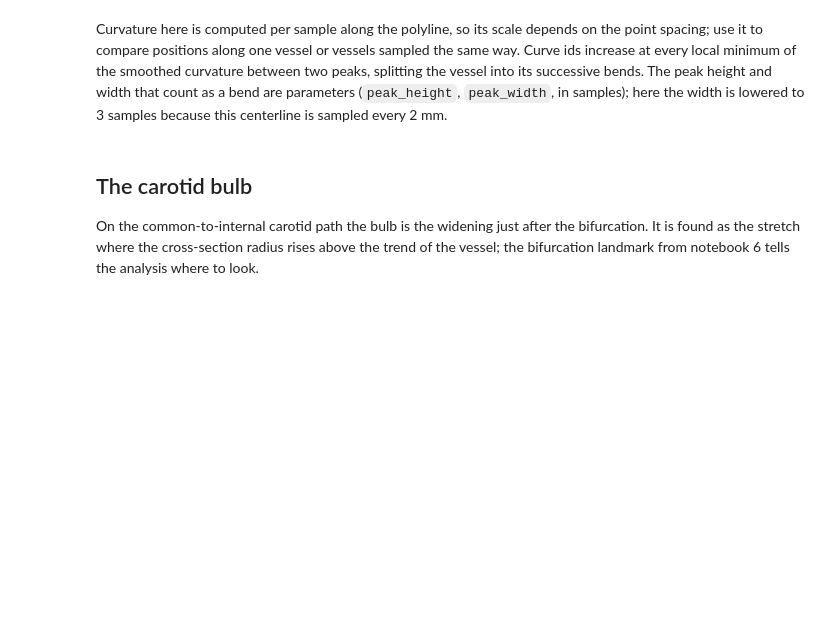
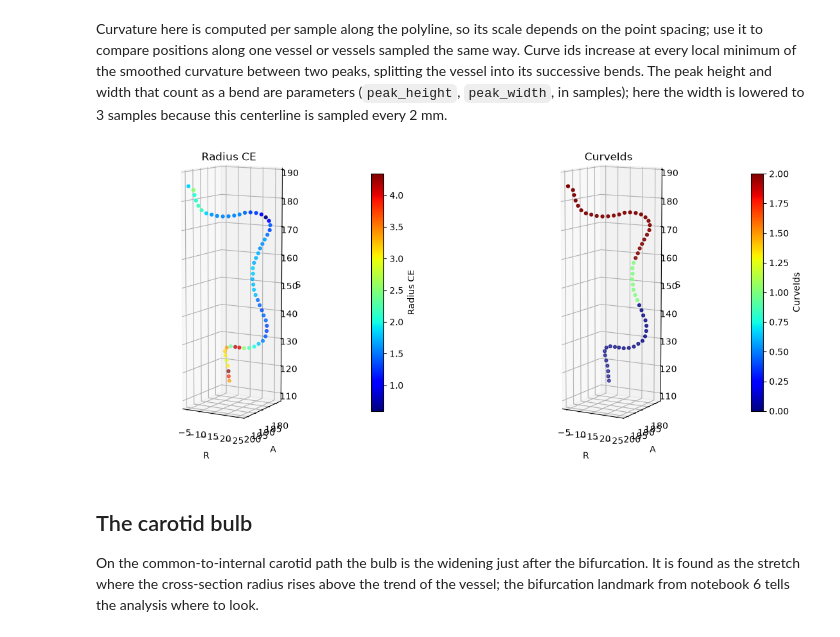
Before and after one commit to FLOWCAT-CV/arterial, a Jupyter notebook: notebooks/07_vessel_geometry.ipynb, the cells around one changed output. Saved outputs shown, nothing was run; the diff lists cells and outputs as text; code cells hidden in the pictures; blank space fills up the shorter version.

```diff
--- a/notebooks/07_vessel_geometry.ipynb
+++ b/notebooks/07_vessel_geometry.ipynb
@@ -45,10 +55,12 @@ Curvature here is computed per sample along the polyline, so its scale depends o
 # %%
 fig = plt.figure(figsize=(14, 8))
 pts = vtk_to_numpy(geo.GetPoints().GetData())
 for idx, (name, values) in enumerate([("Radius CE", arr("Radius CE")), ("CurveIds", arr("CurveIds"))]):
     ax = fig.add_subplot(1, 2, idx + 1, projection="3d")
-    sc = ax.scatter(pts[:, 0], pts[:, 1], pts[:, 2], c=values, cmap="viridis" if idx == 0 else "tab10", s=12)
-    plt.colorbar(sc, ax=ax, shrink=0.6, label=name); ax.set_title(name); ax.view_init(10, -60)
+    sc = ax.scatter(pts[:, 0], pts[:, 1], pts[:, 2], c=values, cmap="jet", s=12)
+    plt.colorbar(sc, ax=ax, shrink=0.6, label=name); finish_3d(ax, title=name)
+# %% [output]
+[figure, added]
 # %% [markdown]
 ## The carotid bulb
 
```
Also changed, not shown: parts of 7 cells of this notebook.
